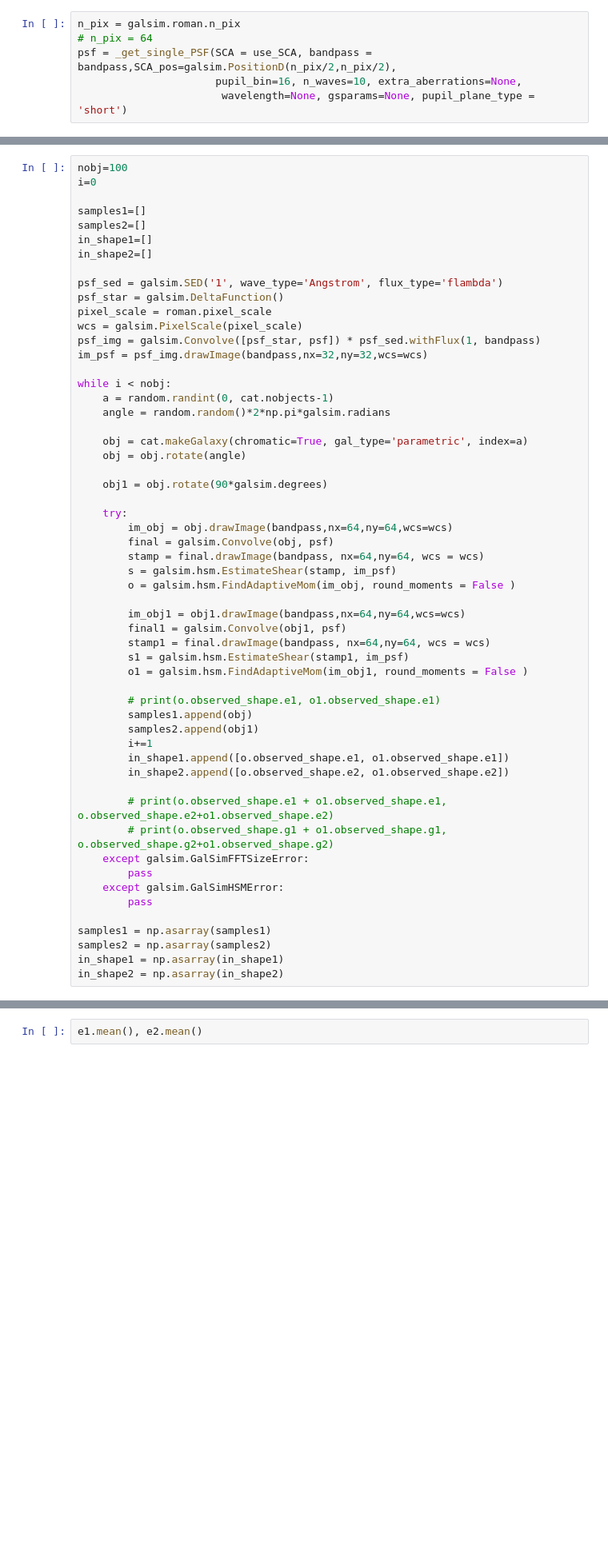
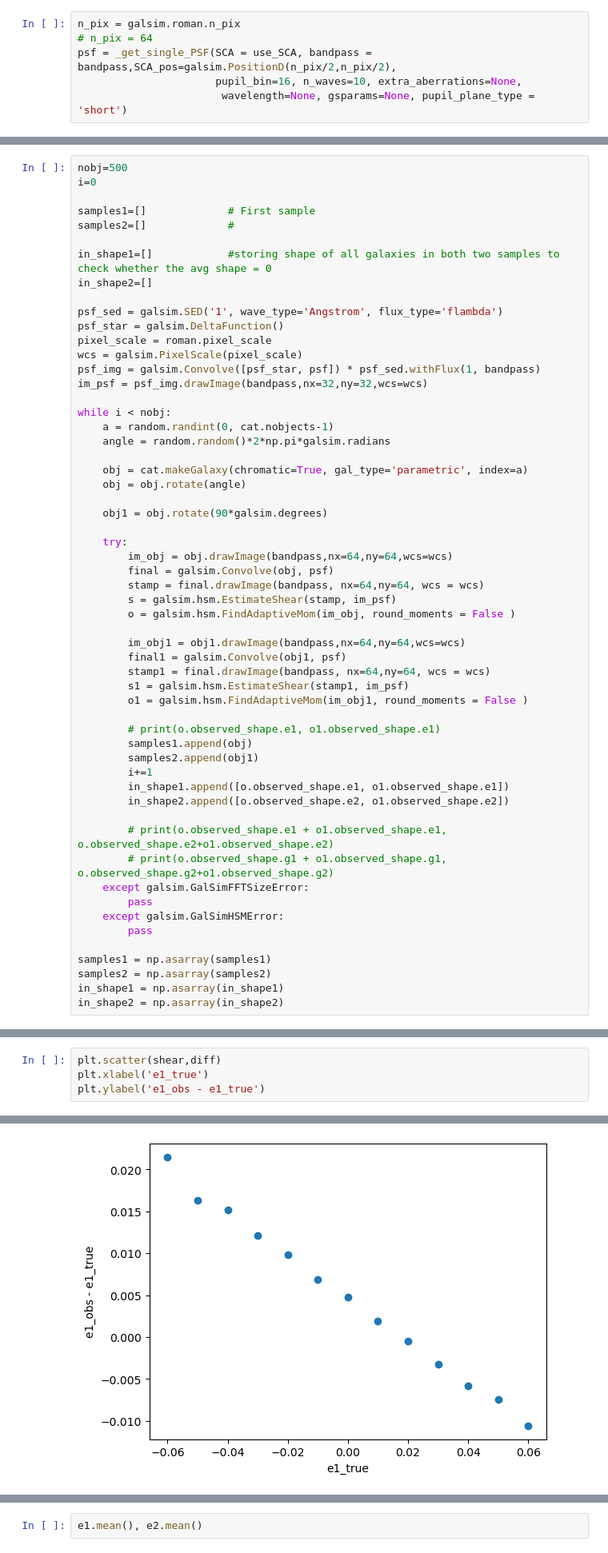
Before and after one commit to creastro/shape_measurement_test, a Jupyter notebook: Euclid.ipynb, the cells around one changed output, grey strips where cells are left out. Shown: that part at 80% size. Drawn from its saved outputs; the diff is of its cells as text; blank space fills up the shorter version.

```diff
--- a/Euclid1.ipynb
+++ b/Euclid.ipynb
@@ -275,10 +270,11 @@ plt.colorbar()
 # %%
-nobj=100
+nobj=500
 i=0
 
-samples1=[]
-samples2=[]
-in_shape1=[]
+samples1=[]             # First sample
+samples2=[]             #
+
+in_shape1=[]            #storing shape of all galaxies in both two samples to check whether the avg shape = 0
 in_shape2=[]
 
 psf_sed = galsim.SED('1', wave_type='Angstrom', flux_type='flambda')
@@ -365,0 +385,5 @@ random.shuffle(samples)
+# %%
+plt.scatter(shear,diff)
+plt.xlabel('e1_true')
+plt.ylabel('e1_obs - e1_true')
+# %% [output]
@@ -366,3 +391,4 @@ random.shuffle(samples)
+[figure, added]
 # %%
 e1 = []
 e2 = []
```
Also changed, not shown: parts of 15 cells of this notebook.
